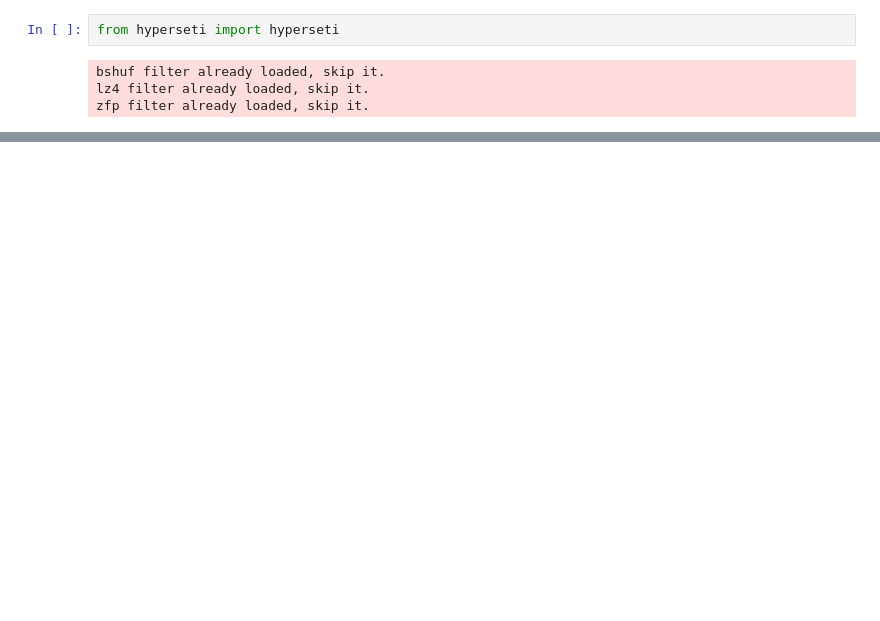
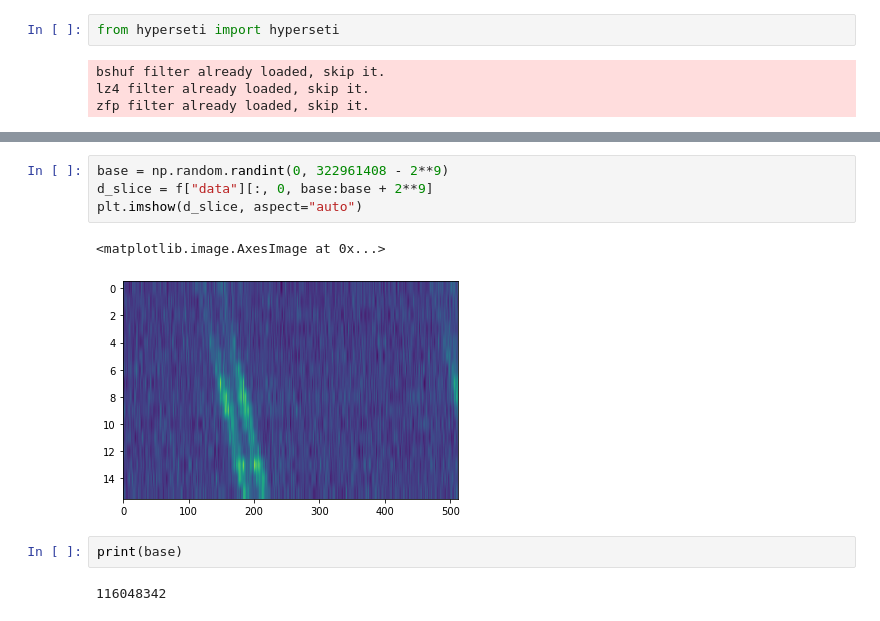
Before and after one commit to FX196/hyperseti, a Jupyter notebook: profile.ipynb, the cells around one changed output, grey strips where cells are left out. Cells and saved outputs as stored; diff of their text form; blank space fills up the shorter version.

```diff
--- a/profile.ipynb
+++ b/profile.ipynb
@@ -39,0 +51,11 @@ hyperseti.find_et_serial("GBT_57635_36340_GJ144_fine.h5", gulp_size=2**12, limit
+# %%
+base = np.random.randint(0, 322961408 - 2**9)
+d_slice = f["data"][:, 0, base:base + 2**9]
+plt.imshow(d_slice, aspect="auto")
+# %% [output]
+<matplotlib.image.AxesImage at 0x...>
+[figure, added]
+# %%
+print(base)
+# %% [output]
+116048342
```
Also changed, not shown: parts of 10 cells of this notebook.
